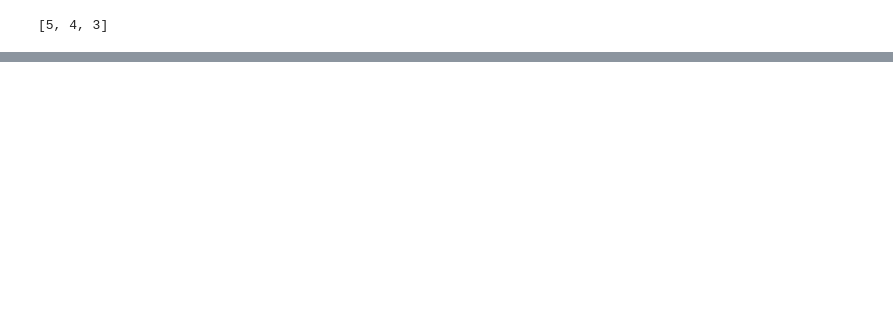
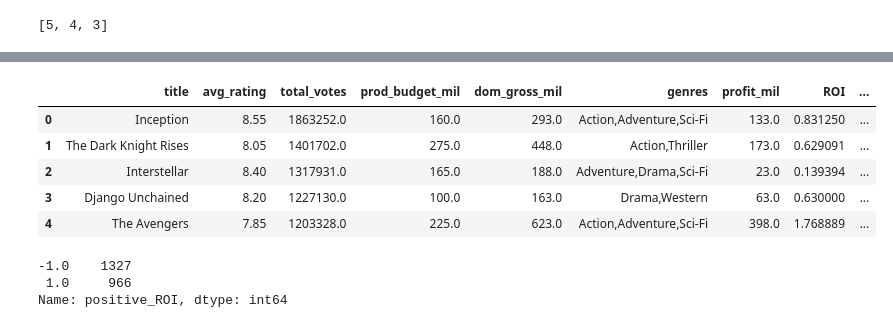
Before and after one commit to wwallach95/Phase_1_Project, a Jupyter notebook: Question 1.ipynb, the cells around one changed output, grey strips where cells are left out. Saved outputs shown, nothing was run; the diff lists cells and outputs as text; code cells hidden in the pictures; blank space fills up the shorter version.

```diff
--- a/Question 1.ipynb
+++ b/Question 1.ipynb
@@ -286,0 +284,3 @@ plt.show;
+# %%
+final_rating_df.genres.fillna('No Assigned Genre', inplace = True)
+final_rating_df.genres.isna().value_counts()
@@ -286,0 +306,12 @@ plt.show;
+# %%
+final_rating_df['prod_budget_mil'].fillna('12345', inplace = True)
+
+q4 = """SELECT *
+        FROM final_rating_df
+        WHERE prod_budget_mil != 12345"""
+
+profit_df = pysqldf(q4)
+
+# profit_df['profit_mil'] = profit_df[['dom_gross_mil' - 'prod_budget_mil']]
+
+profit_df.head()
@@ -286,0 +342,3 @@ plt.show;
+# %%
+profit_df['prod_budget_mil'] = profit_df['prod_budget_mil'].astype(float)
+profit_df.info()
@@ -286,0 +357,17 @@ plt.show;
+# %%
+profit_df['profit_mil'] = profit_df['dom_gross_mil'] - profit_df['prod_budget_mil']
+profit_df['ROI'] = profit_df['profit_mil'] / profit_df['prod_budget_mil']
+profit_df['ROI_abs'] = abs(profit_df['profit_mil'] / profit_df['prod_budget_mil'])
+profit_df['positive_ROI'] = profit_df['ROI']//abs(profit_df['ROI'])
+display(profit_df.head())
+profit_df['positive_ROI'].value_counts()
+# %% [output]
+|  | title | avg_rating | total_votes | prod_budget_mil | dom_gross_mil | genres | profit_mil | ROI | ... |
+| 0 | Inception | 8.55 | 1863252.0 | 160.0 | 293.0 | Action,Adventure,Sci-Fi | 133.0 | 0.831250 | ... |
+| 1 | The Dark Knight Rises | 8.05 | 1401702.0 | 275.0 | 448.0 | Action,Thriller | 173.0 | 0.629091 | ... |
+| 2 | Interstellar | 8.40 | 1317931.0 | 165.0 | 188.0 | Adventure,Drama,Sci-Fi | 23.0 | 0.139394 | ... |
+| 3 | Django Unchained | 8.20 | 1227130.0 | 100.0 | 163.0 | Drama,Western | 63.0 | 0.630000 | ... |
+| 4 | The Avengers | 7.85 | 1203328.0 | 225.0 | 623.0 | Action,Adventure,Sci-Fi | 398.0 | 1.768889 | ... |
+-1.0    1327
+ 1.0     966
+Name: positive_ROI, dtype: int64
```
Also changed, not shown: parts of 15 cells of this notebook.
